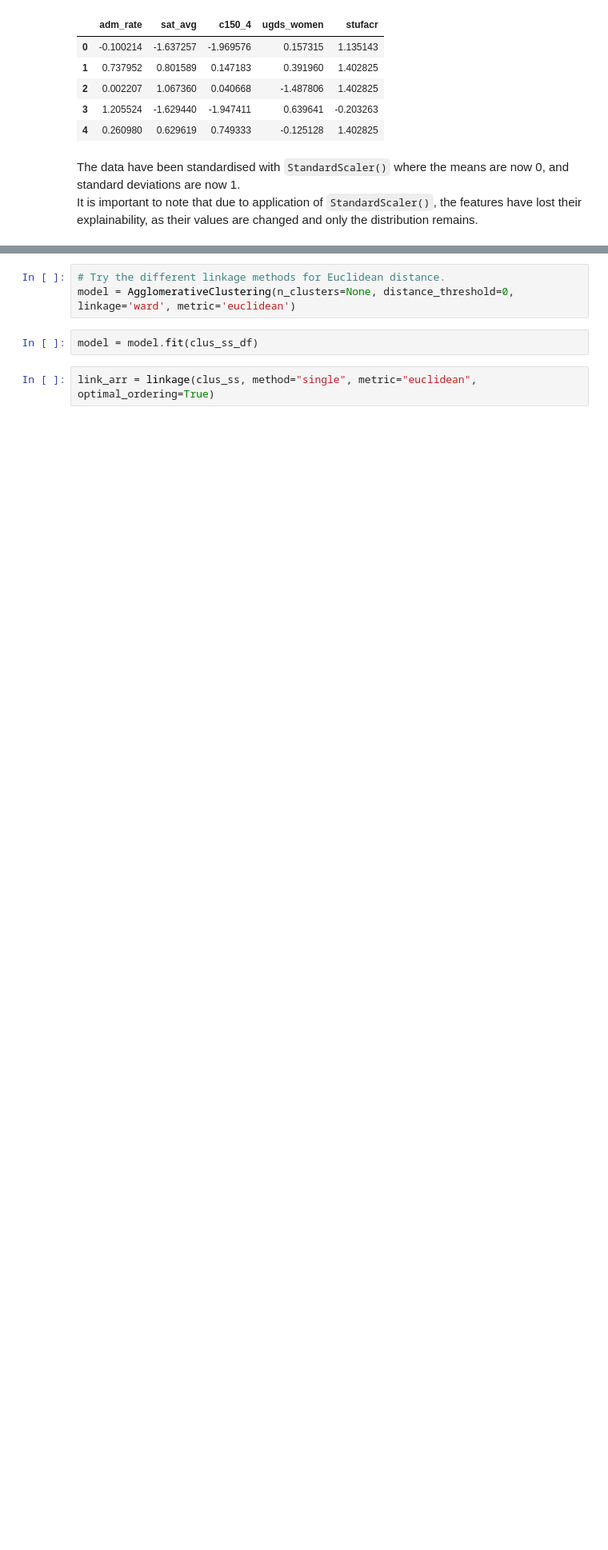
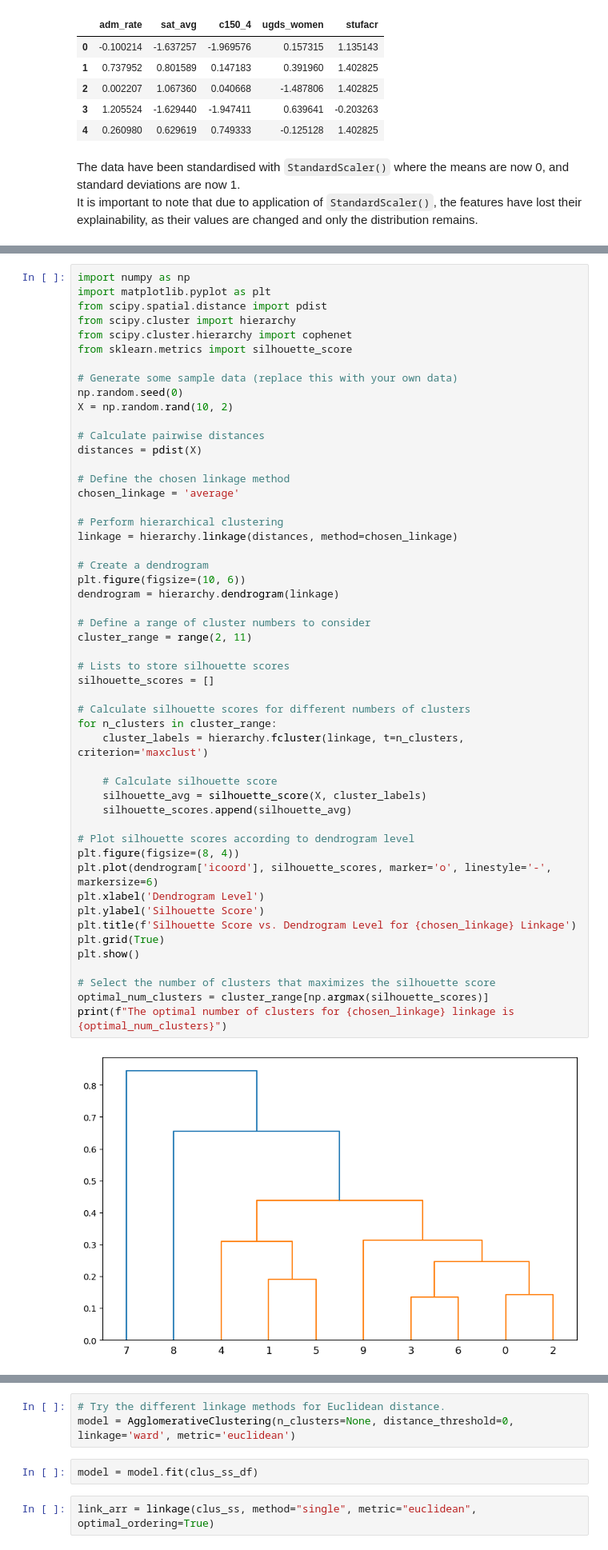
Before and after one commit to Luke-zm/Completed-Data-Courses-for-Masters, a Jupyter notebook: IND5003/take_home_exam/IND5003_THE_ZHONG_ZHIMING.ipynb, the cells around one changed output, grey strips where cells are left out. Shown at 80% size. Cells and saved outputs as stored; diff of their text form; blank space fills up the shorter version.

```diff
--- a/IND5003/take_home_exam/IND5003_THE_ZHONG_ZHIMING.ipynb
+++ b/IND5003/take_home_exam/IND5003_THE_ZHONG_ZHIMING.ipynb
@@ -153,0 +223,53 @@ The typical linkage methods are:
+# %%
+import numpy as np
+import matplotlib.pyplot as plt
+from scipy.spatial.distance import pdist
+from scipy.cluster import hierarchy
+from scipy.cluster.hierarchy import cophenet
+from sklearn.metrics import silhouette_score
+
+# Generate some sample data (replace this with your own data)
+np.random.seed(0)
+X = np.random.rand(10, 2)
+
+# Calculate pairwise distances
+distances = pdist(X)
+
+# Define the chosen linkage method
+chosen_linkage = 'average'
+
+# Perform hierarchical clustering
+linkage = hierarchy.linkage(distances, method=chosen_linkage)
+
+# Create a dendrogram
+plt.figure(figsize=(10, 6))
+dendrogram = hierarchy.dendrogram(linkage)
+
+# Define a range of cluster numbers to consider
+cluster_range = range(2, 11)
+
+# Lists to store silhouette scores
+silhouette_scores = []
+
+# Calculate silhouette scores for different numbers of clusters
+for n_clusters in cluster_range:
+    cluster_labels = hierarchy.fcluster(linkage, t=n_clusters, criterion='maxclust')
+
+    # Calculate silhouette score
+    silhouette_avg = silhouette_score(X, cluster_labels)
+    silhouette_scores.append(silhouette_avg)
+
+# Plot silhouette scores according to dendrogram level
+plt.figure(figsize=(8, 4))
+plt.plot(dendrogram['icoord'], silhouette_scores, marker='o', linestyle='-', markersize=6)
+plt.xlabel('Dendrogram Level')
+plt.ylabel('Silhouette Score')
+plt.title(f'Silhouette Score vs. Dendrogram Level for {chosen_linkage} Linkage')
+plt.grid(True)
+plt.show()
+
+# Select the number of clusters that maximizes the silhouette score
+optimal_num_clusters = cluster_range[np.argmax(silhouette_scores)]
+print(f"The optimal number of clusters for {chosen_linkage} linkage is {optimal_num_clusters}")
+# %% [output]
+[figure, added]
```
Also changed, not shown: parts of 7 cells of this notebook.
